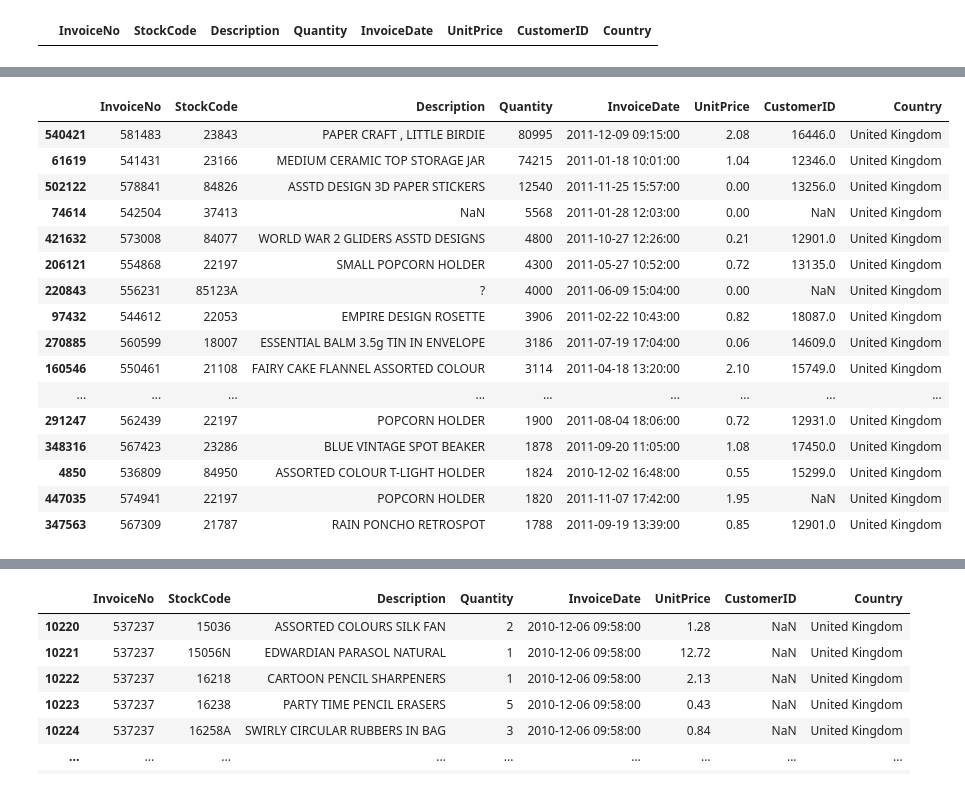
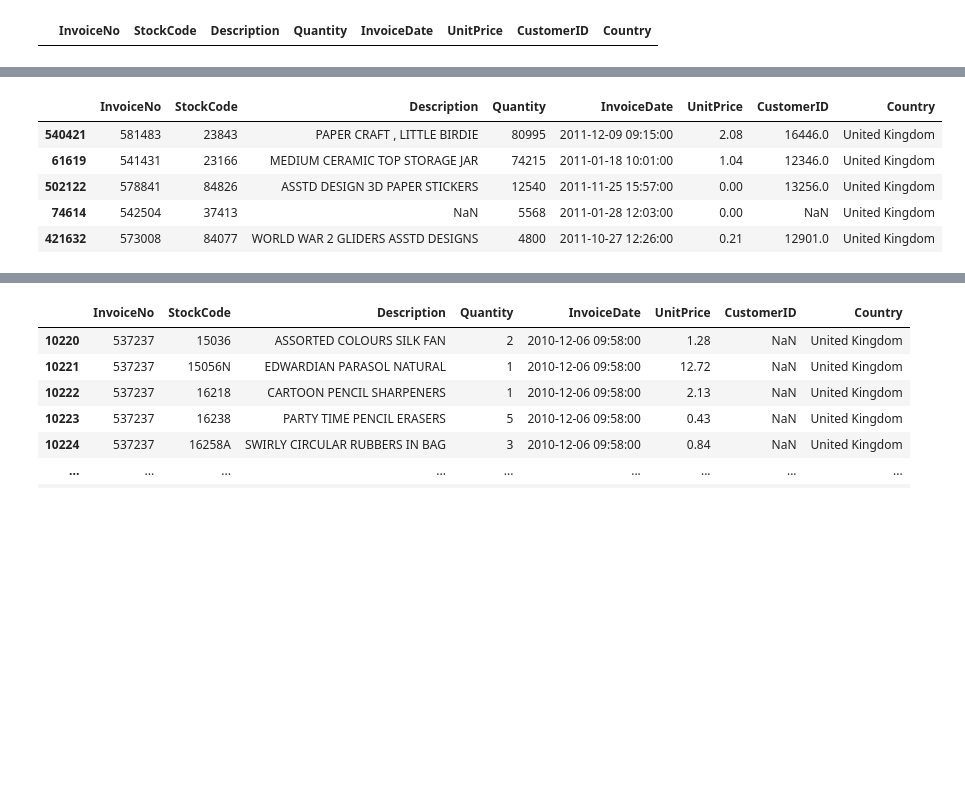
Before and after one commit to dimitsagk/ClientClustering_InventoryForecast, a Jupyter notebook: notebooks/01_Initial_Exploration+Cleaning-notebook.ipynb, the cells around one changed output, grey strips where cells are left out. Saved outputs shown, nothing was run; the diff lists cells and outputs as text; code cells hidden in the pictures; blank space fills up the shorter version.

```diff
--- a/notebooks/01_Initial_Exploration+Cleaning-notebook.ipynb
+++ b/notebooks/01_Initial_Exploration+Cleaning-notebook.ipynb
@@ -224,22 +212,11 @@ df.sort_values(by='UnitPrice', ascending=False).head(40)
 # %%
-df.sort_values(by='Quantity', ascending=False).head(40)
+df.sort_values(by='Quantity', ascending=False).head()
 # %% [output]
 |  | InvoiceNo | StockCode | Description | Quantity | InvoiceDate | UnitPrice | CustomerID | Country |
 | 540421 | 581483 | 23843 | PAPER CRAFT , LITTLE BIRDIE | 80995 | 2011-12-09 09:15:00 | 2.08 | 16446.0 | United Kingdom |
 | 61619 | 541431 | 23166 | MEDIUM CERAMIC TOP STORAGE JAR | 74215 | 2011-01-18 10:01:00 | 1.04 | 12346.0 | United Kingdom |
 | 502122 | 578841 | 84826 | ASSTD DESIGN 3D PAPER STICKERS | 12540 | 2011-11-25 15:57:00 | 0.00 | 13256.0 | United Kingdom |
 | 74614 | 542504 | 37413 | NaN | 5568 | 2011-01-28 12:03:00 | 0.00 | NaN | United Kingdom |
 | 421632 | 573008 | 84077 | WORLD WAR 2 GLIDERS ASSTD DESIGNS | 4800 | 2011-10-27 12:26:00 | 0.21 | 12901.0 | United Kingdom |
-| 206121 | 554868 | 22197 | SMALL POPCORN HOLDER | 4300 | 2011-05-27 10:52:00 | 0.72 | 13135.0 | United Kingdom |
-| 220843 | 556231 | 85123A | ? | 4000 | 2011-06-09 15:04:00 | 0.00 | NaN | United Kingdom |
-| 97432 | 544612 | 22053 | EMPIRE DESIGN ROSETTE | 3906 | 2011-02-22 10:43:00 | 0.82 | 18087.0 | United Kingdom |
-| 270885 | 560599 | 18007 | ESSENTIAL BALM 3.5g TIN IN ENVELOPE | 3186 | 2011-07-19 17:04:00 | 0.06 | 14609.0 | United Kingdom |
-| 160546 | 550461 | 21108 | FAIRY CAKE FLANNEL ASSORTED COLOUR | 3114 | 2011-04-18 13:20:00 | 2.10 | 15749.0 | United Kingdom |
-| ... | ... | ... | ... | ... | ... | ... | ... | ... |
-| 291247 | 562439 | 22197 | POPCORN HOLDER | 1900 | 2011-08-04 18:06:00 | 0.72 | 12931.0 | United Kingdom |
-| 348316 | 567423 | 23286 | BLUE VINTAGE SPOT BEAKER | 1878 | 2011-09-20 11:05:00 | 1.08 | 17450.0 | United Kingdom |
-| 4850 | 536809 | 84950 | ASSORTED COLOUR T-LIGHT HOLDER | 1824 | 2010-12-02 16:48:00 | 0.55 | 15299.0 | United Kingdom |
-| 447035 | 574941 | 22197 | POPCORN HOLDER | 1820 | 2011-11-07 17:42:00 | 1.95 | NaN | United Kingdom |
-| 347563 | 567309 | 21787 | RAIN PONCHO RETROSPOT | 1788 | 2011-09-19 13:39:00 | 0.85 | 12901.0 | United Kingdom |
 # %%
 # I see that there are also the shipping costs with SrockCode 'POST' and 'DOT'
```
Also changed, not shown: parts of 19 cells of this notebook.
